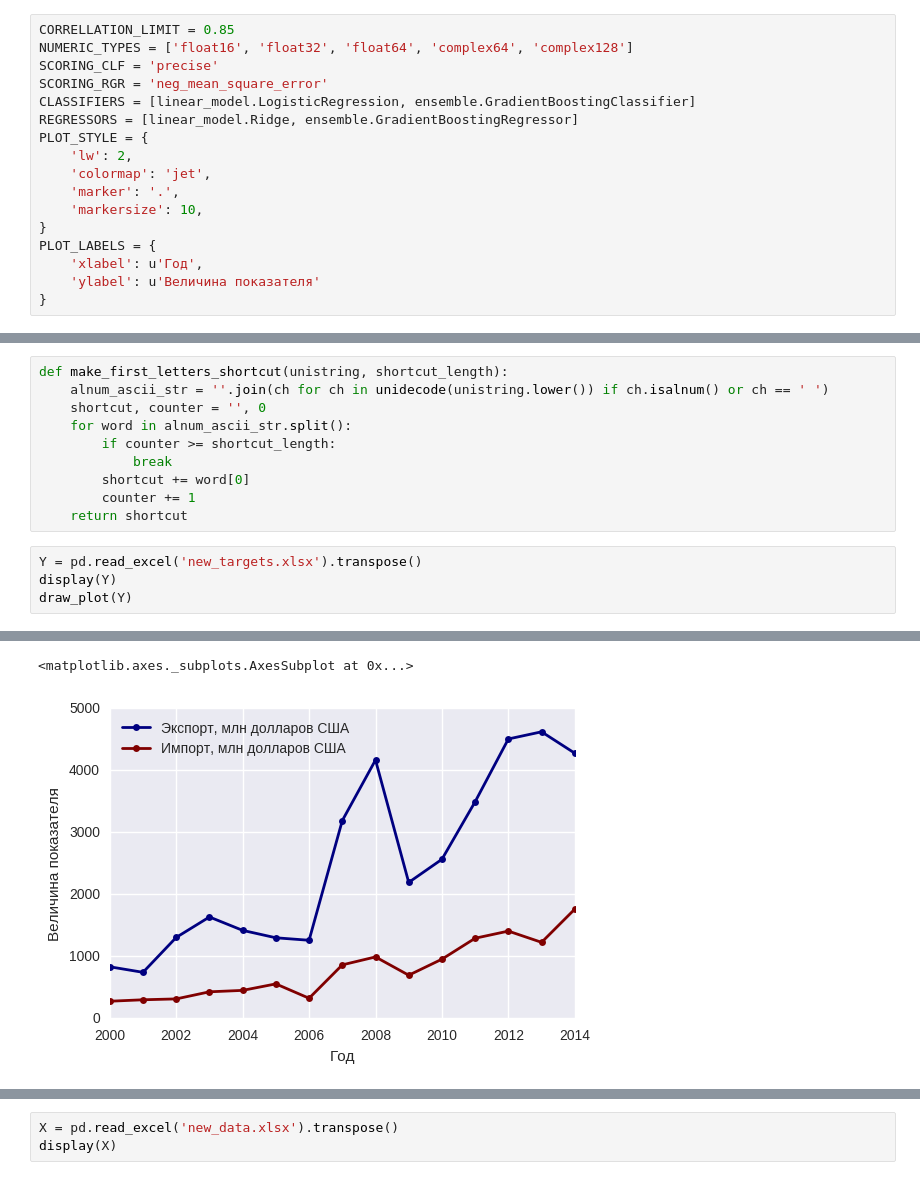
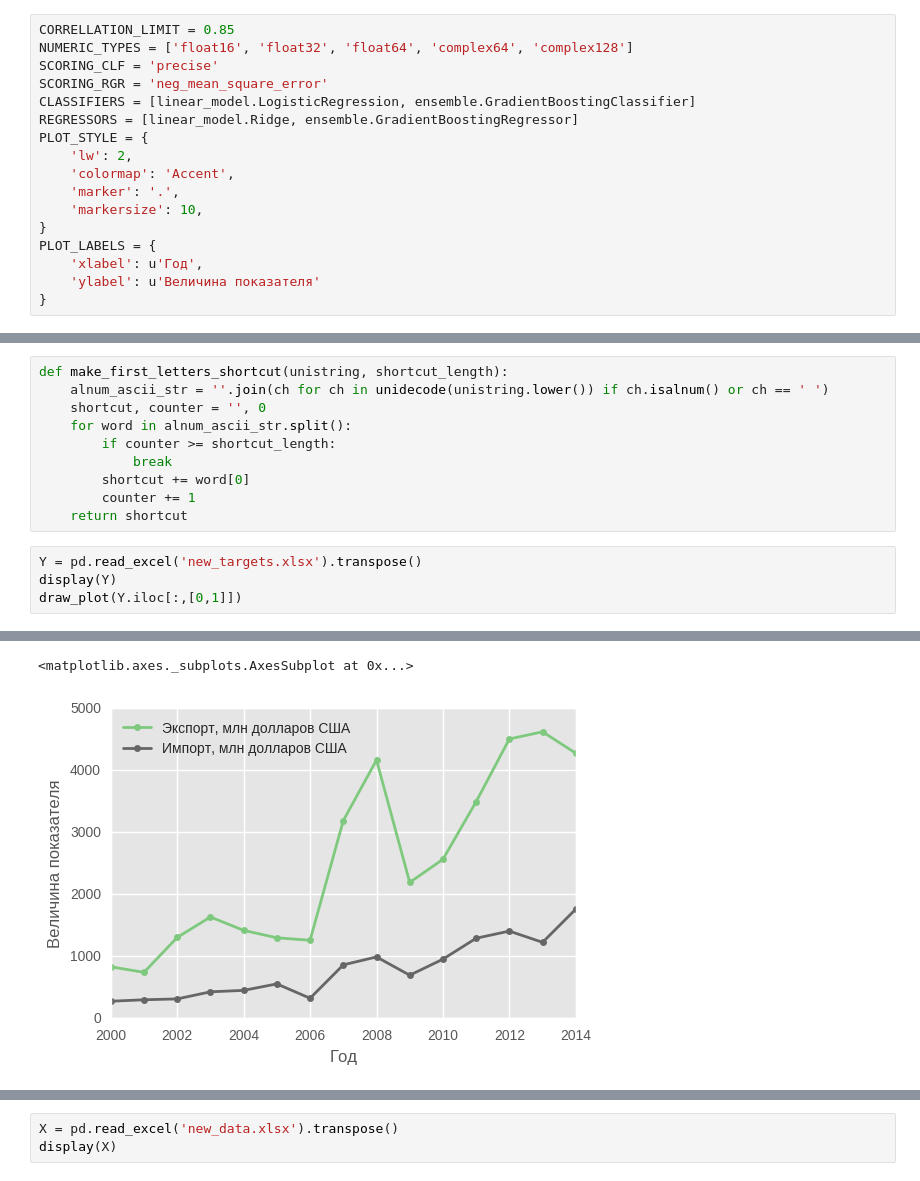
Before and after one commit to Bu3a3a/magister, a Jupyter notebook: Untitled1.ipynb, the cells around one changed output, grey strips where cells are left out. Saved outputs shown, nothing was run; the diff lists cells and outputs as text.

```diff
--- a/Untitled1.ipynb
+++ b/Untitled1.ipynb
@@ -34,7 +36,7 @@ CLASSIFIERS = [linear_model.LogisticRegression, ensemble.GradientBoostingClassif
 REGRESSORS = [linear_model.Ridge, ensemble.GradientBoostingRegressor]
 PLOT_STYLE = {
     'lw': 2,
-    'colormap': 'jet',
+    'colormap': 'Accent',
     'marker': '.',
     'markersize': 10,
 }
@@ -62,5 +64,5 @@ def make_first_letters_shortcut(unistring, shortcut_length):
 # %%
 Y = pd.read_excel('new_targets.xlsx').transpose()
 display(Y)
-draw_plot(Y)
+draw_plot(Y.iloc[:,[0,1]])
 # %% [output]
@@ -83,5 +85,5 @@ draw_plot(Y)
 <matplotlib.axes._subplots.AxesSubplot at 0x...>
-[figure, old version]
+[figure, new version]
 # %%
 Y.describe()
 # %% [output]
```
Also changed, not shown: parts of 13 cells of this notebook, 7 other files.
